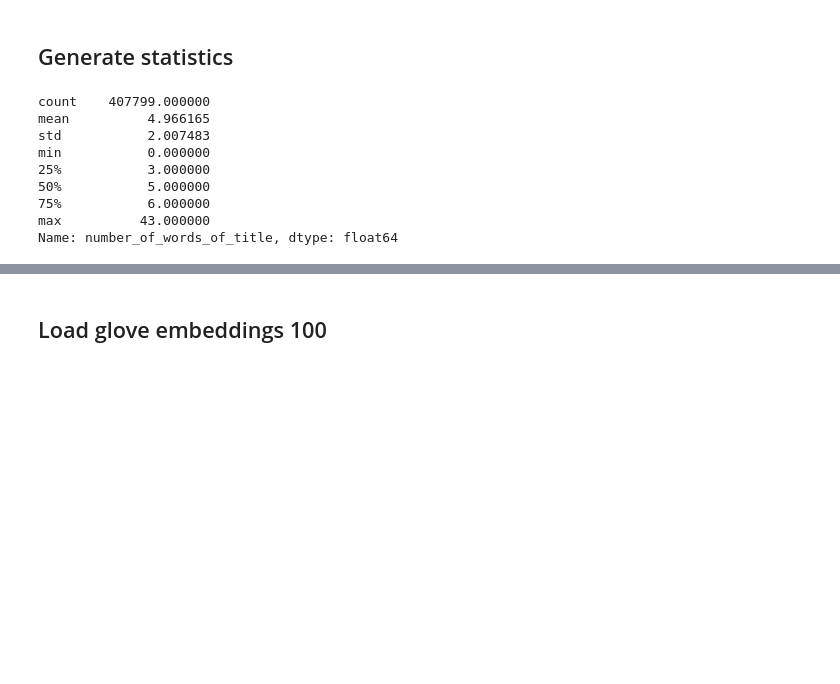
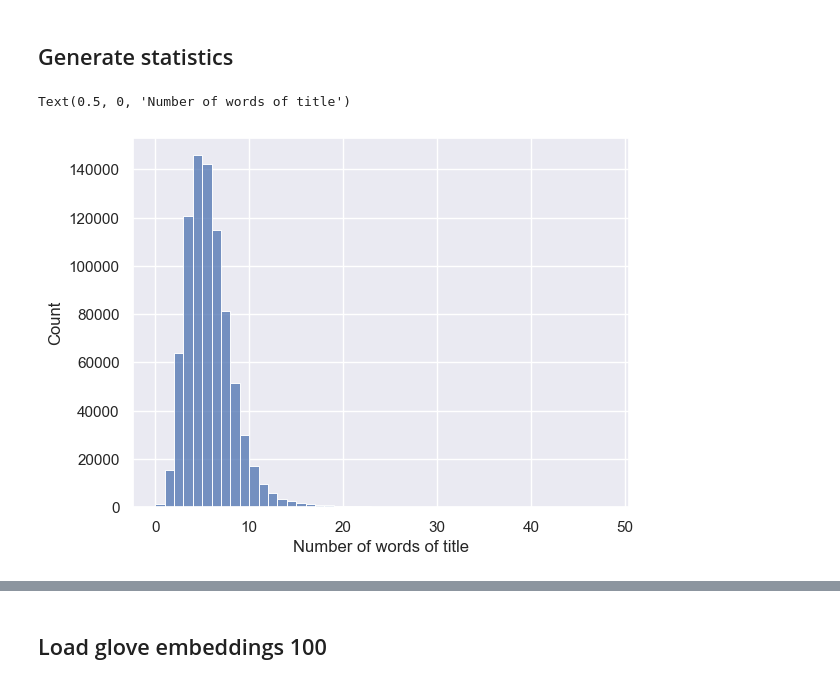
Before and after one commit to nkanak/bug-or-feature, a Jupyter notebook: experiments.ipynb, the cells around one changed output, grey strips where cells are left out. Drawn from its saved outputs; the diff is of its cells as text; code cells hidden in the pictures; blank space fills up the shorter version.

```diff
--- a/experiments.ipynb
+++ b/experiments.ipynb
@@ -94,12 +135,0 @@ x = df['number_of_words_of_title']
-# %%
-x.describe()
-# %% [output]
-count    407799.000000
-mean          4.966165
-std           2.007483
-min           0.000000
-25%           3.000000
-50%           5.000000
-75%           6.000000
-max          43.000000
-Name: number_of_words_of_title, dtype: float64
@@ -106 +145,25 @@ Name: number_of_words_of_title, dtype: float64
+# %%
+"""
+Plotting a histogram of the number of words in the title
+    data=df specifies the DataFrame to use
+
+    x='number_of_words_of_title' specifies the column to plot
+
+    kde=False disables the kernel density estimate
+
+    stat='count' specifies that the y-axis should show the count of observations in each bin
+
+    binwidth=1 sets the width of each bin to 1
+"""
+
+fig = sns.histplot(data=df, x='number_of_words_of_title', kde=False, stat='count', binwidth=1)
+
+# Setting the x-axis label
+fig.set_xlabel('Number of words of title')
+
+# Optionally saving the figure to a file (commented out)
+# fig.get_figure().savefig('figures/price_kde_histogram.jpg', dpi=500)
+# %% [output]
+Text(0.5, 0, 'Number of words of title')
+[figure, added]
 # %%
```
Also changed, not shown: parts of 130 cells of this notebook, 4 other files.
